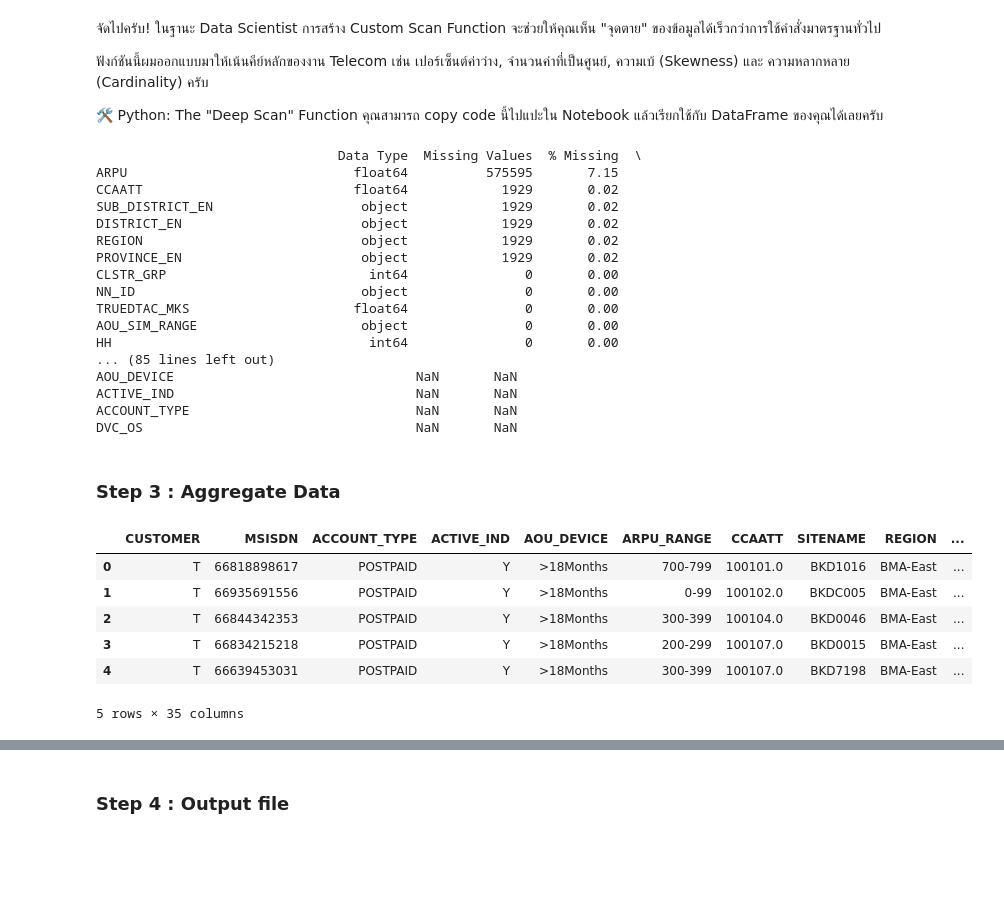
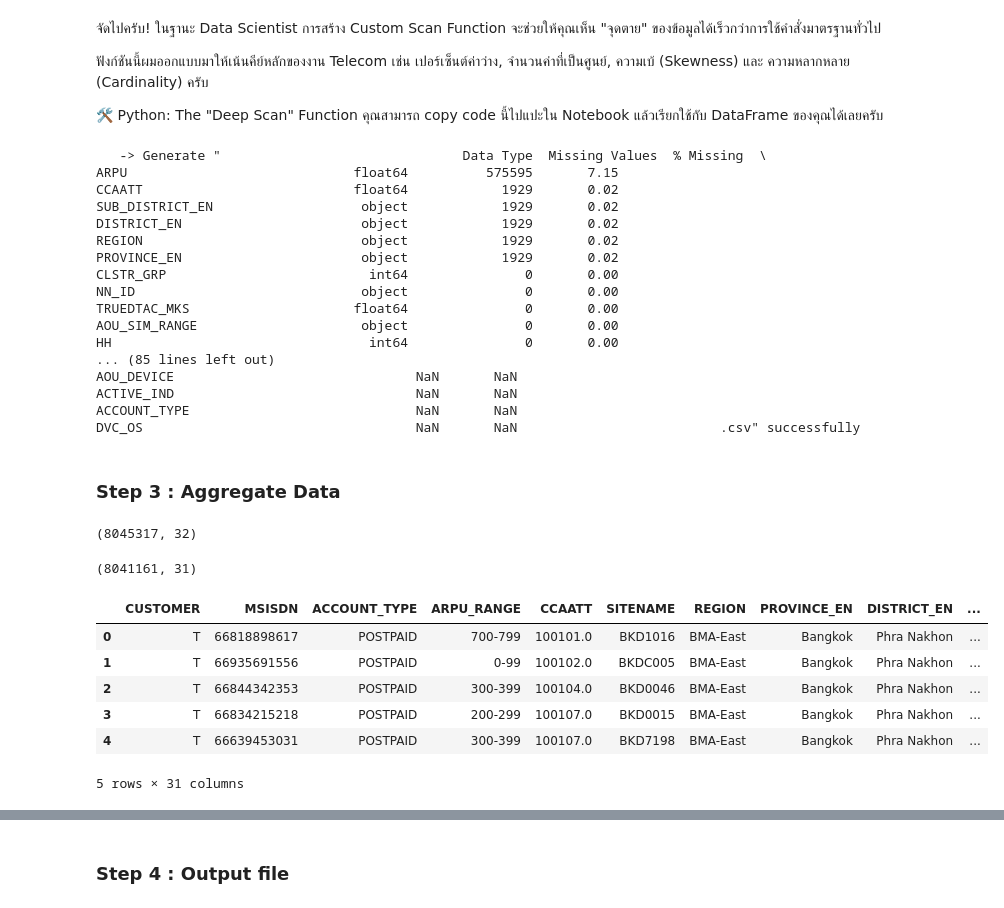
Before and after one commit to ruzlim/Jupyter, a Jupyter notebook: ETL/Analysis/WR-Mobile Devices.ipynb, the cells around one changed output, grey strips where cells are left out. Drawn from its saved outputs; the diff is of its cells as text; code cells hidden in the pictures; blank space fills up the shorter version.

```diff
--- a/ETL/Analysis/WR-Mobile Devices.ipynb
+++ b/ETL/Analysis/WR-Mobile Devices.ipynb
@@ -38,7 +38,8 @@ Parameter input...
 # %%
 ''' Rawdata '''
 
-src_file = 'C:/Ruz/TrueCorp/VC 2026/Warroom/Mobile Devices/RAW_MSISDN_DEVICE_NANOCLUSTER-MKS_ARPU.csv'
+# src_file = 'C:/Ruz/TrueCorp/VC 2026/Warroom/Mobile Devices/RAW_MSISDN_DEVICE_NANOCLUSTER-MKS_ARPU.csv'
+src_file = '../../data/Warroom/Mobile Device/data/RAW_MSISDN_DEVICE_NANOCLUSTER-MKS_ARPU.csv'
 src_df = pd.read_csv(src_file)
 
 print(f'\nsrc_df : {src_df.shape[0]} rows, {src_df.shape[1]} columns')
@@ -191,9 +192,12 @@ def telecom_data_scan(src_df):
 
 # การใช้งาน:
 report = telecom_data_scan(src_df)
-print(report)
+# print(report)
+
+report.to_csv('report.csv', encoding='utf-8') #, index=False
+print(f'\n   -> Generate "{report}.csv" successfully')
 # %% [output]
-                               Data Type  Missing Values  % Missing  \
+   -> Generate "                               Data Type  Missing Values  % Missing  \
 ARPU                             float64          575595       7.15
 CCAATT                           float64            1929       0.02
 SUB_DISTRICT_EN                   object            1929       0.02
@@ -209,24 +213,35 @@ HH                                 int64               0       0.00
 AOU_DEVICE                               NaN       NaN
 ACTIVE_IND                               NaN       NaN
 ACCOUNT_TYPE                             NaN       NaN
-DVC_OS                                   NaN       NaN
+DVC_OS                                   NaN       NaN                          .csv" successfully
 # %% [markdown]
 ### Step 3 : Aggregate Data
+# %%
+src_df.shape
+# %% [output]
+(8045317, 32)
 # %%
-# agg_df = src_df.query(" NN_ID == '210109-001' ").reset_index(drop=True)
-agg_df = src_df.copy()
+agg_df = src_df.drop_duplicates().copy()
+
+# ACTIVE_IND has constant value "True"	Constant
+# AOU_DEVICE has constant value ">18Months"	Constant
+# FLAG_DVC-CONTRACT_EXP3MONTHS has constant value "1"	Constant
+# FLAG_DEVICE_BELOW5G has constant value "True"
+agg_df.drop(columns=['ACTIVE_IND', 'AOU_DEVICE', 'FLAG_DVC-CONTRACT_EXP3MONTHS', 'FLAG_DEVICE_BELOW5G'], inplace=True)
 
 agg_df['#DEVICE_PER_NN'] = agg_df.groupby('NN_ID')['MSISDN'].transform('nunique')
 agg_df['MD_DATA_PER_NN'] = agg_df.groupby('NN_ID')['DATA_GB_PER_MONTH'].transform('median')
 agg_df['MD_ARPU_PER_NN'] = agg_df.groupby('NN_ID')['ARPU'].transform('median')
 
+print(agg_df.shape)
 agg_df.head()
 # %% [output]
+(8041161, 31)
-|  | CUSTOMER | MSISDN | ACCOUNT_TYPE | ACTIVE_IND | AOU_DEVICE | ARPU_RANGE | CCAATT | SITENAME | REGION | ... |
-| 0 | T | 66818898617 | POSTPAID | Y | >18Months | 700-799 | 100101.0 | BKD1016 | BMA-East | ... |
-| 1 | T | 66935691556 | POSTPAID | Y | >18Months | 0-99 | 100102.0 | BKDC005 | BMA-East | ... |
-| 2 | T | 66844342353 | POSTPAID | Y | >18Months | 300-399 | 100104.0 | BKD0046 | BMA-East | ... |
-| 3 | T | 66834215218 | POSTPAID | Y | >18Months | 200-299 | 100107.0 | BKD0015 | BMA-East | ... |
-| 4 | T | 66639453031 | POSTPAID | Y | >18Months | 300-399 | 100107.0 | BKD7198 | BMA-East | ... |
+|  | CUSTOMER | MSISDN | ACCOUNT_TYPE | ARPU_RANGE | CCAATT | SITENAME | REGION | PROVINCE_EN | DISTRICT_EN | ... |
+| 0 | T | 66818898617 | POSTPAID | 700-799 | 100101.0 | BKD1016 | BMA-East | Bangkok | Phra Nakhon | ... |
+| 1 | T | 66935691556 | POSTPAID | 0-99 | 100102.0 | BKDC005 | BMA-East | Bangkok | Phra Nakhon | ... |
+| 2 | T | 66844342353 | POSTPAID | 300-399 | 100104.0 | BKD0046 | BMA-East | Bangkok | Phra Nakhon | ... |
+| 3 | T | 66834215218 | POSTPAID | 200-299 | 100107.0 | BKD0015 | BMA-East | Bangkok | Phra Nakhon | ... |
+| 4 | T | 66639453031 | POSTPAID | 300-399 | 100107.0 | BKD7198 | BMA-East | Bangkok | Phra Nakhon | ... |
-5 rows × 35 columns
+5 rows × 31 columns
 # %%
```
Also changed, not shown: parts of 6 cells of this notebook, 2 other files.
